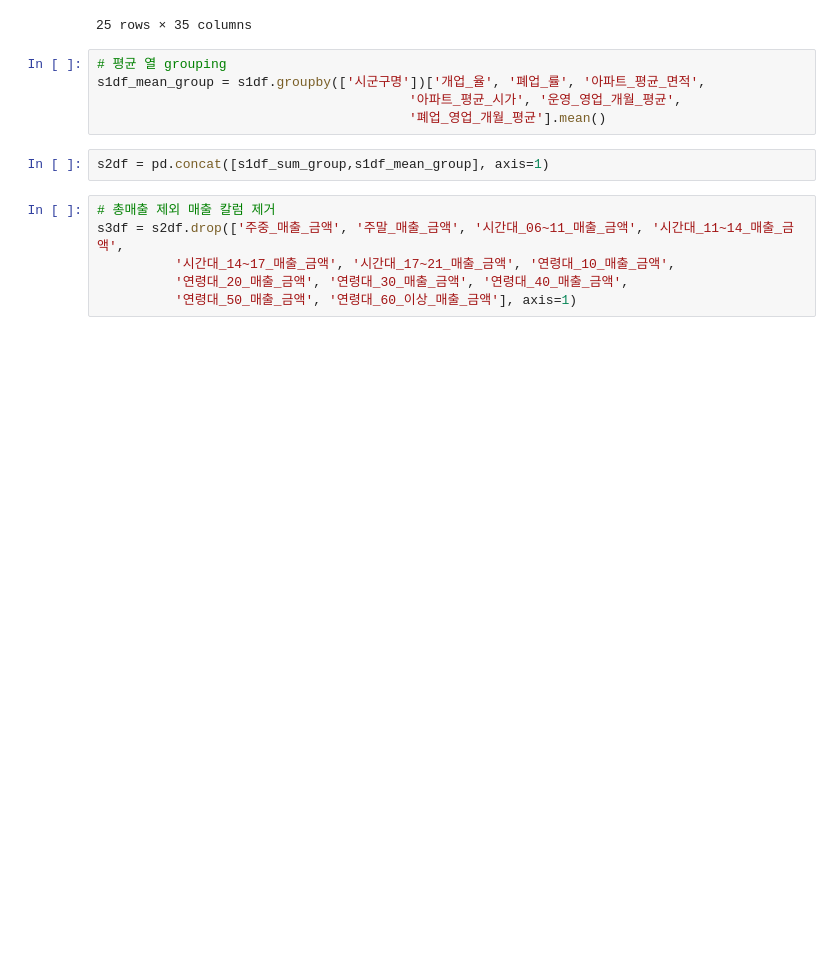
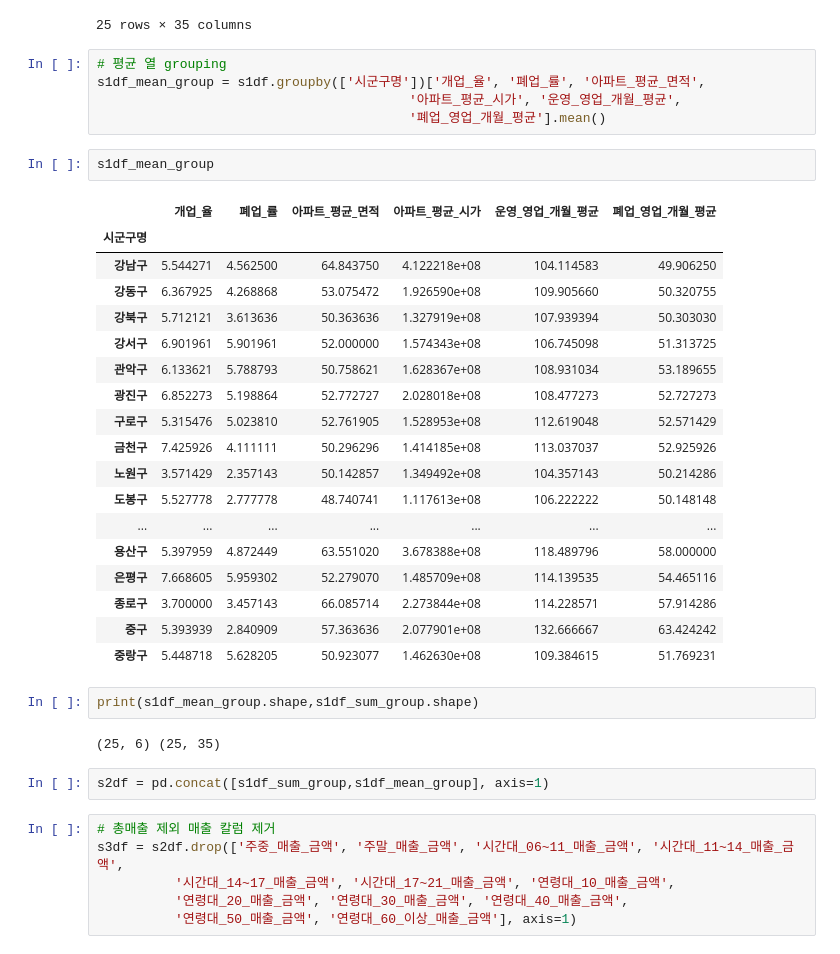
Before and after one commit to jaewook94/self-study, a Jupyter notebook: 카페 상권 데이터 전처리 및 모델링.ipynb, the cells around one changed output. Drawn from its saved outputs; the diff is of its cells as text; blank space fills up the shorter version.

```diff
--- a/카페 상권 데이터 전처리 및 모델링.ipynb
+++ b/카페 상권 데이터 전처리 및 모델링.ipynb
@@ -294,6 +292,31 @@ s1df_sum_group
 s1df_mean_group = s1df.groupby(['시군구명'])['개업_율', '폐업_률', '아파트_평균_면적',
                                         '아파트_평균_시가', '운영_영업_개월_평균',
                                         '폐업_영업_개월_평균'].mean()
+# %%
+s1df_mean_group
+# %% [output]
+|  | 개업_율 | 폐업_률 | 아파트_평균_면적 | 아파트_평균_시가 | 운영_영업_개월_평균 | 폐업_영업_개월_평균 |
+| 시군구명 |  |  |  |  |  |  |
+| 강남구 | 5.544271 | 4.562500 | 64.843750 | 4.122218e+08 | 104.114583 | 49.906250 |
+| 강동구 | 6.367925 | 4.268868 | 53.075472 | 1.926590e+08 | 109.905660 | 50.320755 |
+| 강북구 | 5.712121 | 3.613636 | 50.363636 | 1.327919e+08 | 107.939394 | 50.303030 |
+| 강서구 | 6.901961 | 5.901961 | 52.000000 | 1.574343e+08 | 106.745098 | 51.313725 |
+| 관악구 | 6.133621 | 5.788793 | 50.758621 | 1.628367e+08 | 108.931034 | 53.189655 |
+| 광진구 | 6.852273 | 5.198864 | 52.772727 | 2.028018e+08 | 108.477273 | 52.727273 |
+| 구로구 | 5.315476 | 5.023810 | 52.761905 | 1.528953e+08 | 112.619048 | 52.571429 |
+| 금천구 | 7.425926 | 4.111111 | 50.296296 | 1.414185e+08 | 113.037037 | 52.925926 |
+| 노원구 | 3.571429 | 2.357143 | 50.142857 | 1.349492e+08 | 104.357143 | 50.214286 |
+| 도봉구 | 5.527778 | 2.777778 | 48.740741 | 1.117613e+08 | 106.222222 | 50.148148 |
+| ... | ... | ... | ... | ... | ... | ... |
+| 용산구 | 5.397959 | 4.872449 | 63.551020 | 3.678388e+08 | 118.489796 | 58.000000 |
+| 은평구 | 7.668605 | 5.959302 | 52.279070 | 1.485709e+08 | 114.139535 | 54.465116 |
+| 종로구 | 3.700000 | 3.457143 | 66.085714 | 2.273844e+08 | 114.228571 | 57.914286 |
+| 중구 | 5.393939 | 2.840909 | 57.363636 | 2.077901e+08 | 132.666667 | 63.424242 |
+| 중랑구 | 5.448718 | 5.628205 | 50.923077 | 1.462630e+08 | 109.384615 | 51.769231 |
+# %%
+print(s1df_mean_group.shape,s1df_sum_group.shape)
+# %% [output]
+(25, 6) (25, 35)
 # %%
 s2df = pd.concat([s1df_sum_group,s1df_mean_group], axis=1)
 # %%
```
Also changed, not shown: parts of 2 cells of this notebook.
